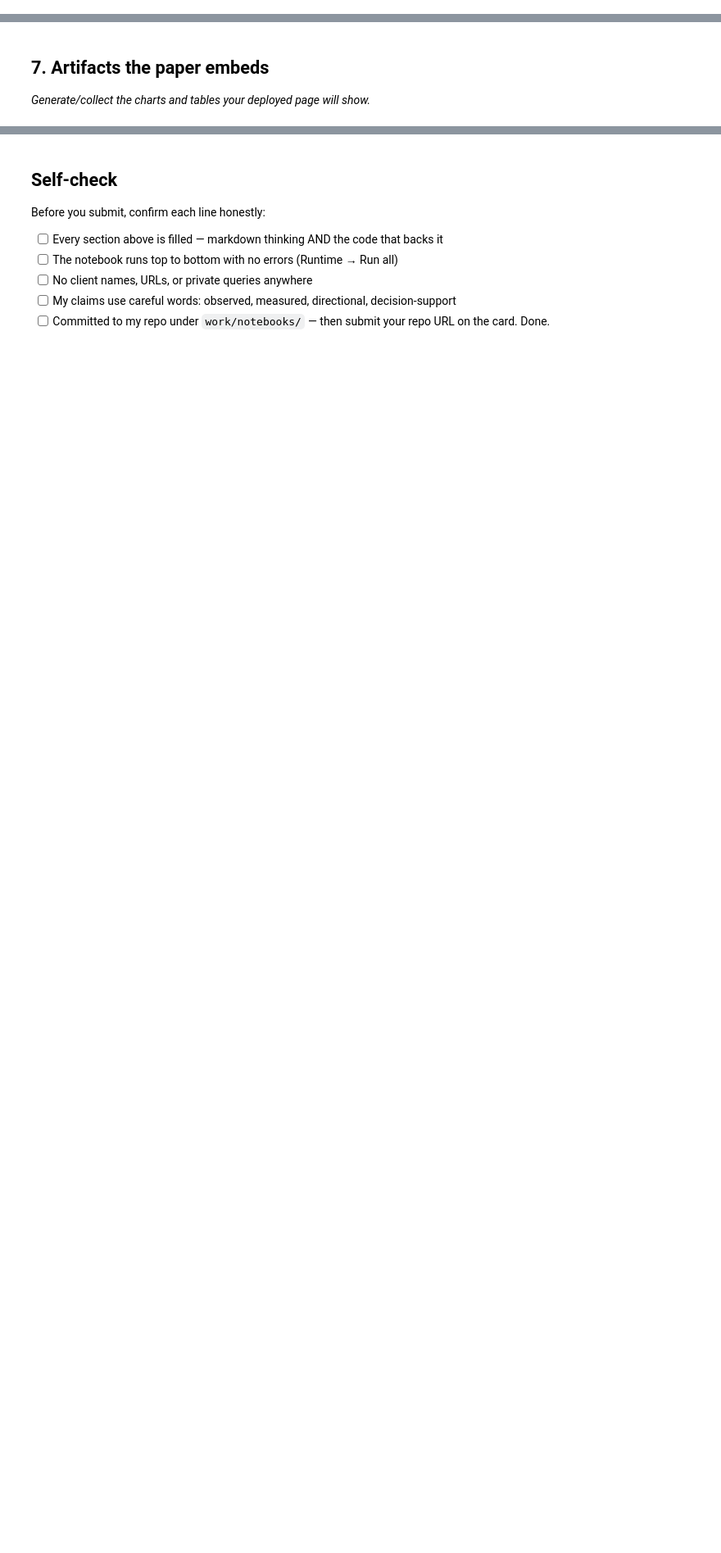
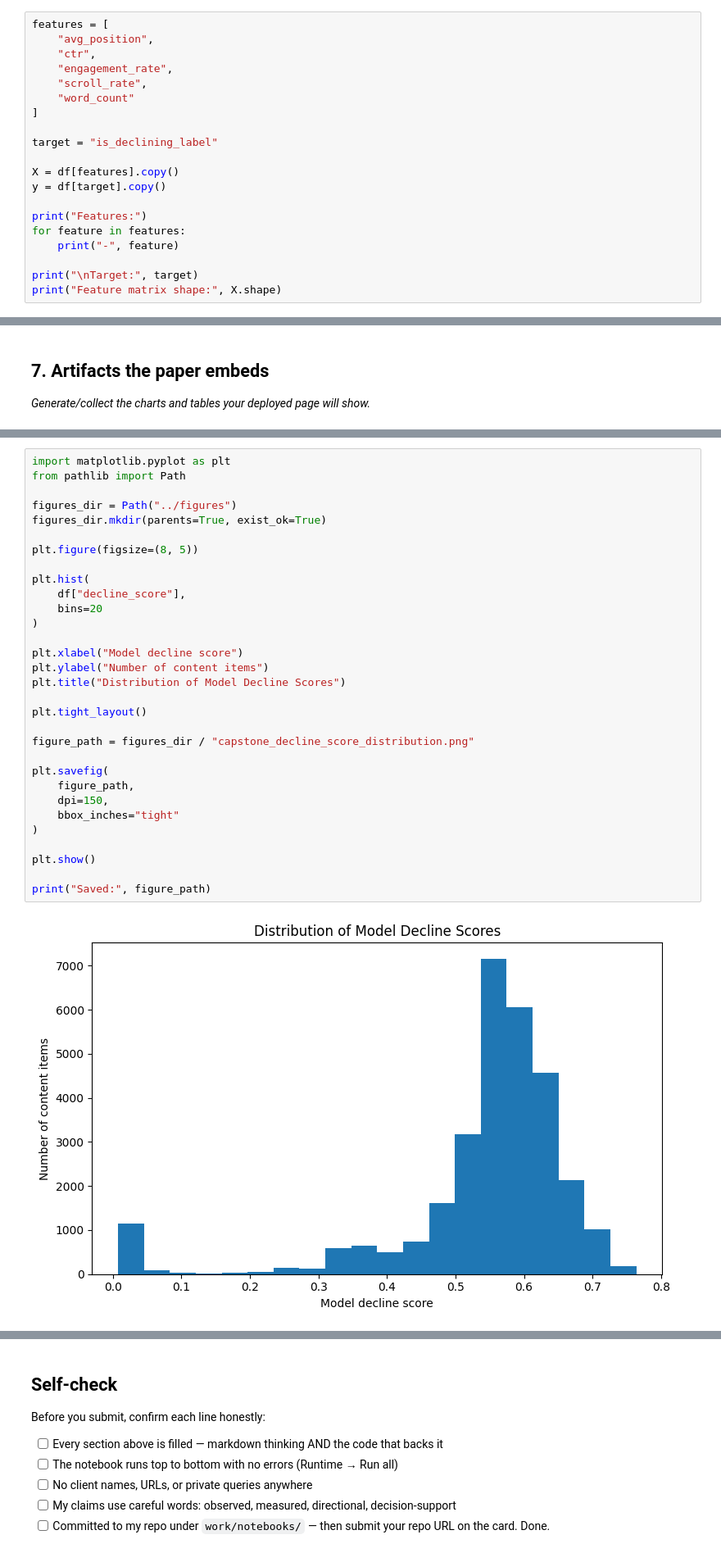
Before and after one commit to tabassumrafiq/flyrank-ml-internship, a Jupyter notebook: work/notebooks/capstone.ipynb, the cells around one changed output, grey strips where cells are left out. Shown at 82% size. Cells and saved outputs as stored; diff of their text form; blank space fills up the shorter version.

```diff
--- a/work/notebooks/capstone.ipynb
+++ b/work/notebooks/capstone.ipynb
@@ -20,0 +160,20 @@ This skeleton is yours to fill. Work the sections **in order** — each one has
+# %%
+features = [
+    "avg_position",
+    "ctr",
+    "engagement_rate",
+    "scroll_rate",
+    "word_count"
+]
+
+target = "is_declining_label"
+
+X = df[features].copy()
+y = df[target].copy()
+
+print("Features:")
+for feature in features:
+    print("-", feature)
+
+print("\nTarget:", target)
+print("Feature matrix shape:", X.shape)
@@ -36,0 +338,33 @@ This skeleton is yours to fill. Work the sections **in order** — each one has
+# %%
+import matplotlib.pyplot as plt
+from pathlib import Path
+
+figures_dir = Path("../figures")
+figures_dir.mkdir(parents=True, exist_ok=True)
+
+plt.figure(figsize=(8, 5))
+
+plt.hist(
+    df["decline_score"],
+    bins=20
+)
+
+plt.xlabel("Model decline score")
+plt.ylabel("Number of content items")
+plt.title("Distribution of Model Decline Scores")
+
+plt.tight_layout()
+
+figure_path = figures_dir / "capstone_decline_score_distribution.png"
+
+plt.savefig(
+    figure_path,
+    dpi=150,
+    bbox_inches="tight"
+)
+
+plt.show()
+
+print("Saved:", figure_path)
+# %% [output]
+[figure, added]
```
Also changed, not shown: parts of 14 cells of this notebook.
